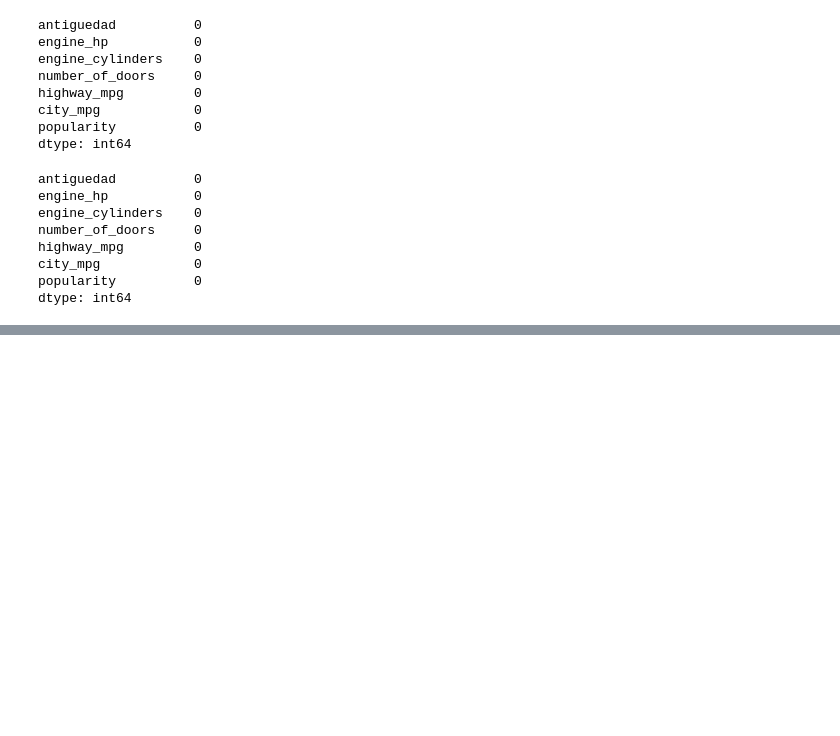
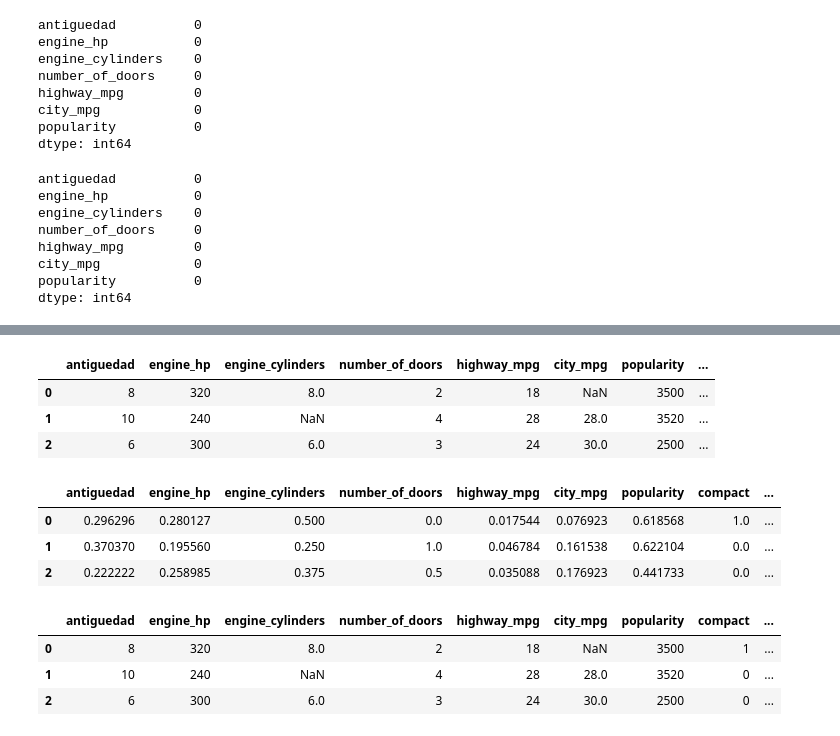
Before and after one commit to Albertuff/Machine-Learning, a Jupyter notebook: Modulo 1/Clase 12-13 agregada otra variable.ipynb, the cells around one changed output, grey strips where cells are left out. Saved outputs shown, nothing was run; the diff lists cells and outputs as text; code cells hidden in the pictures; blank space fills up the shorter version.

```diff
--- a/Modulo 1/Clase 12 - Prediciion de precio de venta de autos.ipynb
+++ b/Modulo 1/Clase 12-13 agregada otra variable.ipynb
@@ -216,0 +307,15 @@ dtype: int64
+# %%
+# Vamos a hacer las predicciones empleando datos que ingresa el usuario a travez de un dataframe
+
+datos_nuevos=pd.DataFrame()
+datos_nuevos["antiguedad"]=[8,10,6]
+datos_nuevos["engine_hp"]=[320,240,300]
+datos_nuevos["engine_cylinders"]=[8," ",6]
+datos_nuevos["number_of_doors"]=[2,4,3]
+datos_nuevos["highway_mpg"]=[18,28,24]
+datos_nuevos["city_mpg"]=[" ",28,30]
+datos_nuevos["popularity"]=[3500,3520,2500]
+datos_nuevos["vehicle_size"]=["compact","midsize","large"]
+datos_nuevos
+
+# Si los datos vienen en un excel los leemos y seleccionamos las variables a utilizar
@@ -216,0 +345,43 @@ dtype: int64
+# %%
+# Forzamos a que los tipos de datos sean compatibles
+datos_nuevos.engine_cylinders=pd.to_numeric(datos_nuevos.engine_cylinders,errors="coerce")
+datos_nuevos.city_mpg=pd.to_numeric(datos_nuevos.city_mpg,errors="coerce")
+# %%
+datos_nuevos
+# %% [output]
+|  | antiguedad | engine_hp | engine_cylinders | number_of_doors | highway_mpg | city_mpg | popularity | ... |
+| 0 | 8 | 320 | 8.0 | 2 | 18 | NaN | 3500 | ... |
+| 1 | 10 | 240 | NaN | 4 | 28 | 28.0 | 3520 | ... |
+| 2 | 6 | 300 | 6.0 | 3 | 24 | 30.0 | 2500 | ... |
+# %%
+# Si reescalamos, tenemos que crear primero las dummies, ya que no puede reescalar un string. Tenemos que crear las dummies para la variable "vehicle_size"
+datos_nuevos_dummies=pd.get_dummies(datos_nuevos["vehicle_size"])
+datos_nuevos=pd.concat([datos_nuevos,datos_nuevos_dummies],axis=1)
+# Ahora eliminamos la variable "vehicle_size" ya que se mantiene en el dataframe y no se va poder reescalar
+datos_nuevos.pop("vehicle_size")
+datos_nuevos
+
+# Ya tenemos los datos compatibles, aunque hay datos faltantes. Pero ya el algoritmo está entrenado
+datos_nuevos_completos=impute.transform(datos_nuevos) #utilizo los datos aprendidos al entrenar el modelo
+datos_nuevos_completos=pd.DataFrame(datos_nuevos_completos,columns=nombres)
+datos_nuevos_completos      # Ya no tiene datos faltantes
+
+# Aún falta reescalar...
+datos_nuevos_escalados=escala.transform(datos_nuevos_completos) #utilizo los datos aprendidos al entrenar el modelo
+datos_nuevos_escalados=pd.DataFrame(datos_nuevos_escalados,columns=nombres)
+datos_nuevos_escalados      # Ya no tiene datos faltantes y se encuentran en la escala [0,1]
+# %% [output]
+|  | antiguedad | engine_hp | engine_cylinders | number_of_doors | highway_mpg | city_mpg | popularity | compact | ... |
+| 0 | 0.296296 | 0.280127 | 0.500 | 0.0 | 0.017544 | 0.076923 | 0.618568 | 1.0 | ... |
+| 1 | 0.370370 | 0.195560 | 0.250 | 1.0 | 0.046784 | 0.161538 | 0.622104 | 0.0 | ... |
+| 2 | 0.222222 | 0.258985 | 0.375 | 0.5 | 0.035088 | 0.176923 | 0.441733 | 0.0 | ... |
+# %%
+# Ahora si hacemos las predicciones
+precios=modelo_final.predict(datos_nuevos_escalados)
+datos_nuevos["rsmp"]=precios
+datos_nuevos
+# %% [output]
+|  | antiguedad | engine_hp | engine_cylinders | number_of_doors | highway_mpg | city_mpg | popularity | compact | ... |
+| 0 | 8 | 320 | 8.0 | 2 | 18 | NaN | 3500 | 1 | ... |
+| 1 | 10 | 240 | NaN | 4 | 28 | 28.0 | 3520 | 0 | ... |
+| 2 | 6 | 300 | 6.0 | 3 | 24 | 30.0 | 2500 | 0 | ... |
```
Also changed, not shown: parts of 10 cells of this notebook, 1 other file.
